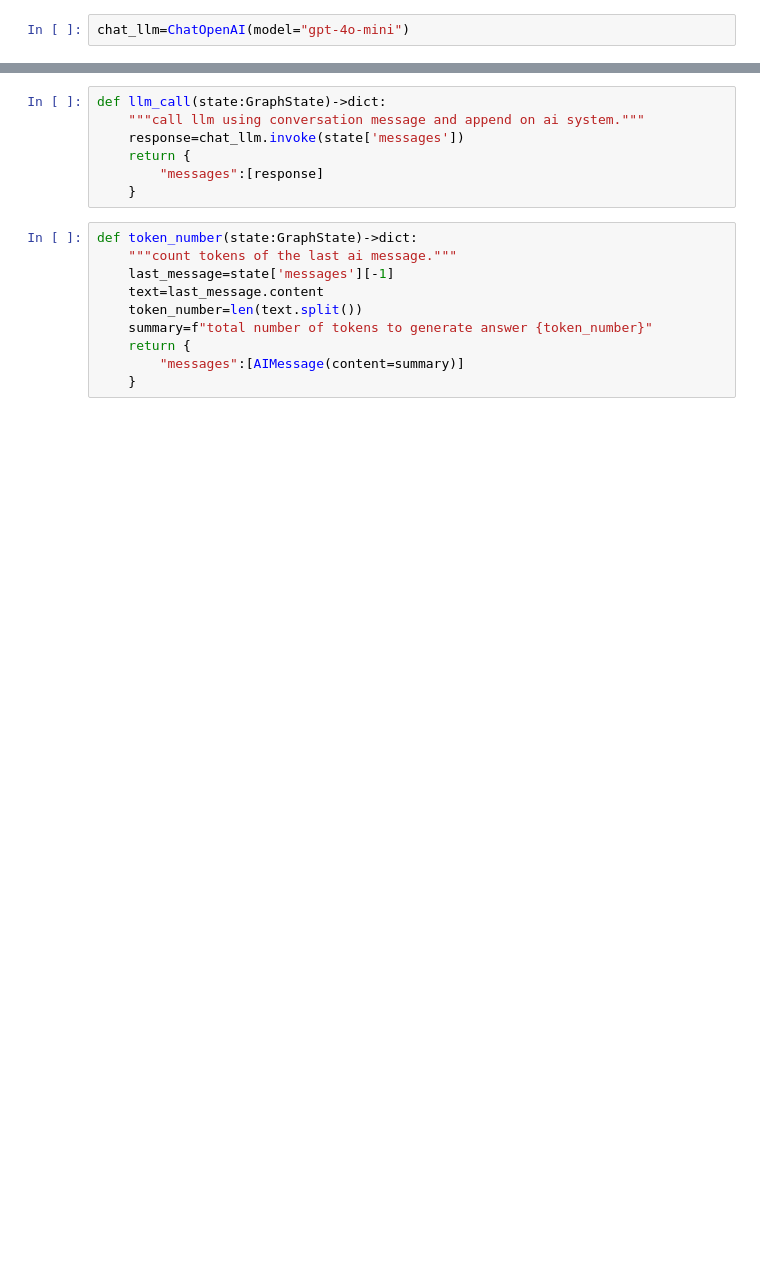
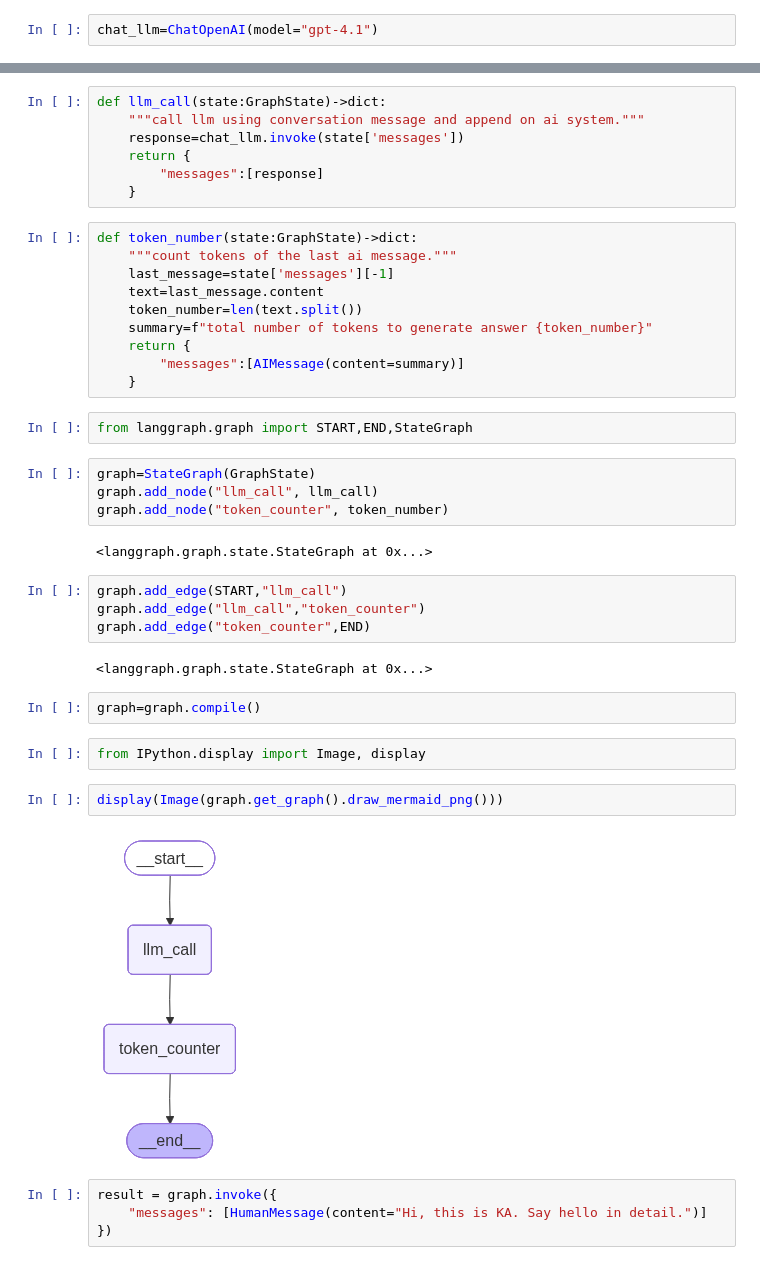
Before and after one commit to kumar7ashutosh/agentic-ai, a Jupyter notebook: test.ipynb, the cells around one changed output, grey strips where cells are left out. Cells and saved outputs as stored; diff of their text form; blank space fills up the shorter version.

```diff
--- a/test.ipynb
+++ b/test.ipynb
@@ -7,7 +7,7 @@ True
 # %%
 from langchain_community.chat_models import ChatOpenAI
 # %%
-chat_llm=ChatOpenAI(model="gpt-4o-mini")
+chat_llm=ChatOpenAI(model="gpt-4.1")
 # %%
 chat_llm.invoke("hey").content
 # %% [output]
@@ -38,3 +44,29 @@ def token_number(state:GraphState)->dict:
     return {
         "messages":[AIMessage(content=summary)]
     }
+# %%
+from langgraph.graph import START,END,StateGraph
+# %%
+graph=StateGraph(GraphState)
+graph.add_node("llm_call", llm_call)
+graph.add_node("token_counter", token_number)
+# %% [output]
+<langgraph.graph.state.StateGraph at 0x...>
+# %%
+graph.add_edge(START,"llm_call")
+graph.add_edge("llm_call","token_counter")
+graph.add_edge("token_counter",END)
+# %% [output]
+<langgraph.graph.state.StateGraph at 0x...>
+# %%
+graph=graph.compile()
+# %%
+from IPython.display import Image, display
+# %%
+display(Image(graph.get_graph().draw_mermaid_png()))
+# %% [output]
+[figure, added]
+# %%
+result = graph.invoke({
+    "messages": [HumanMessage(content="Hi, this is KA. Say hello in detail.")]
+})
```
Also changed, not shown: parts of 33 cells of this notebook.
